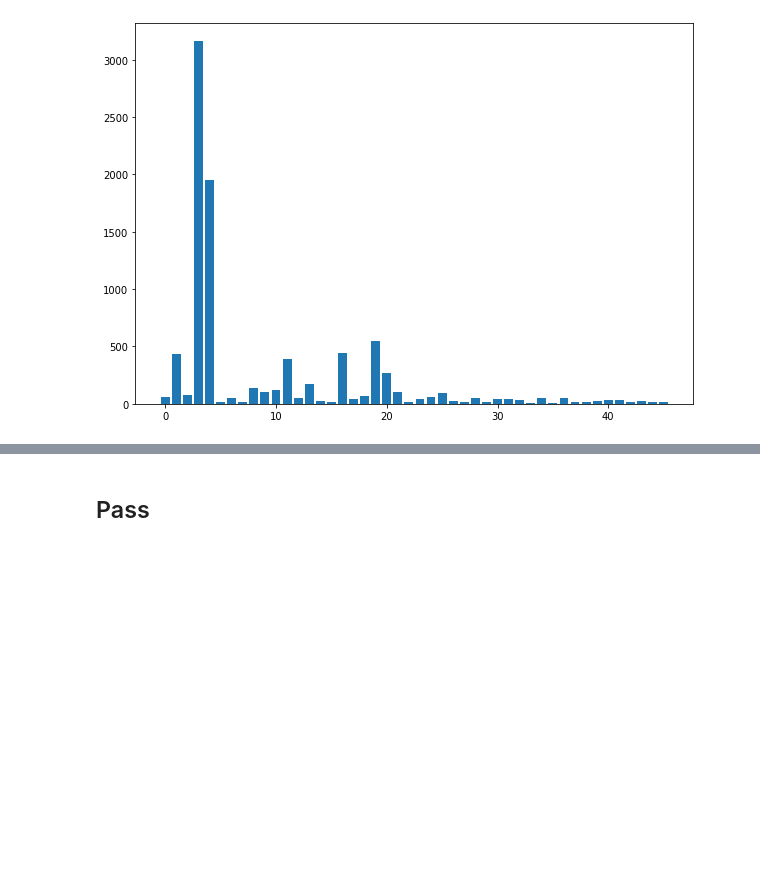
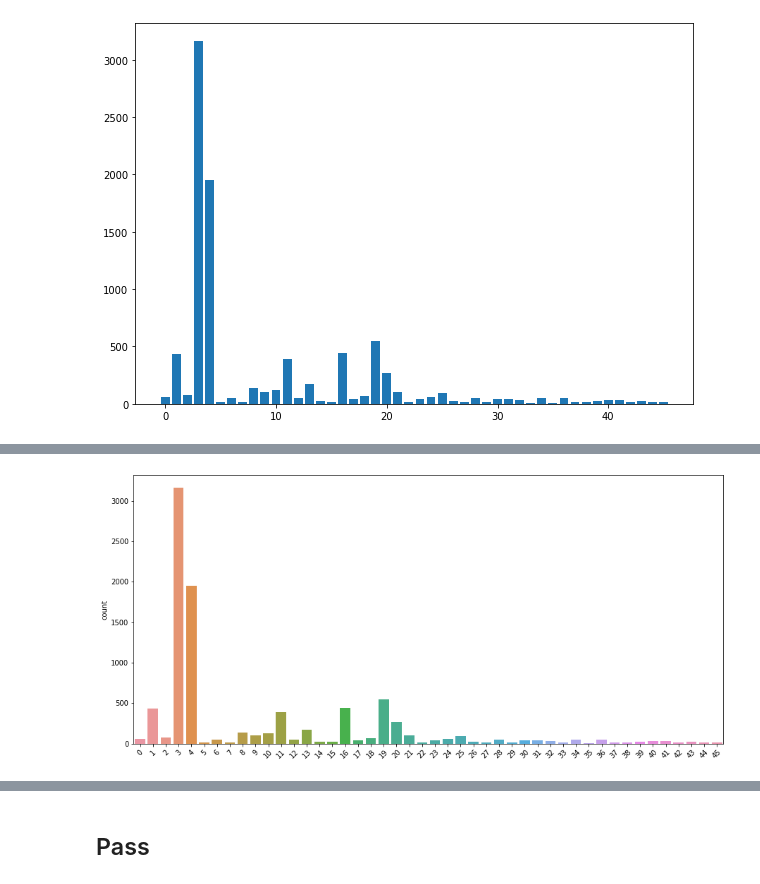
Before and after one commit to Vaycold/Python_DL, a Jupyter notebook: Text_Classification/predict_news_topic.ipynb, the cells around one changed output, grey strips where cells are left out. Saved outputs shown, nothing was run; the diff lists cells and outputs as text; code cells hidden in the pictures; blank space fills up the shorter version.

```diff
--- a/Text_Classification/predict_news_topic.ipynb
+++ b/Text_Classification/predict_news_topic.ipynb
@@ -219,0 +237,7 @@ plt.show()
+# %%
+plt.figure(figsize=(15,7))
+sns.countplot(train_topic)
+plt.xticks(rotation=45)
+plt.show()
+# %% [output]
+[figure, added]
```
Also changed, not shown: parts of 10 cells of this notebook.
